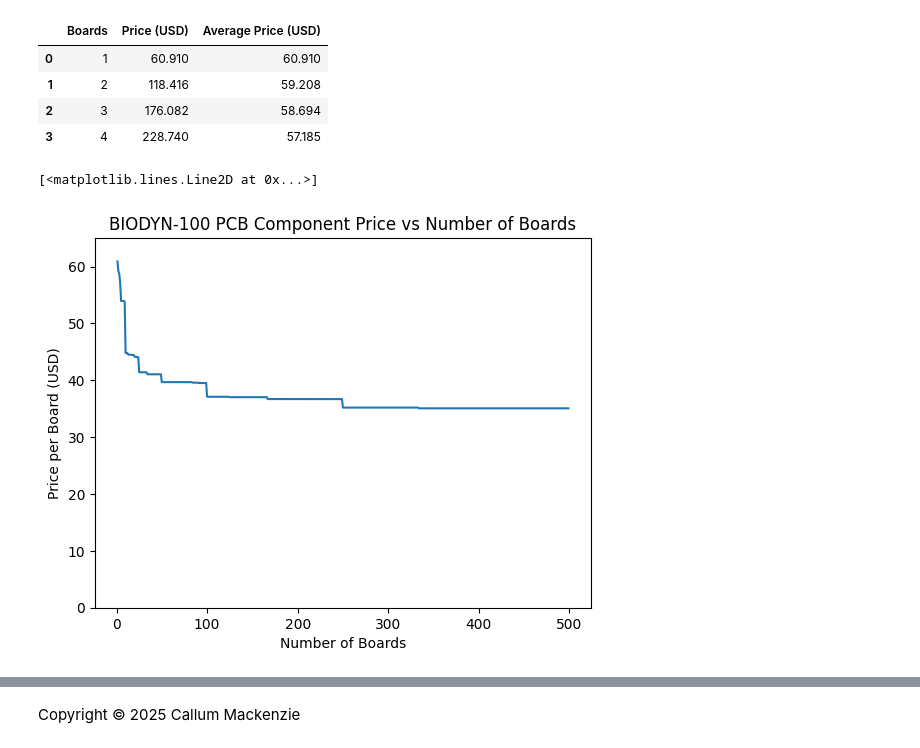
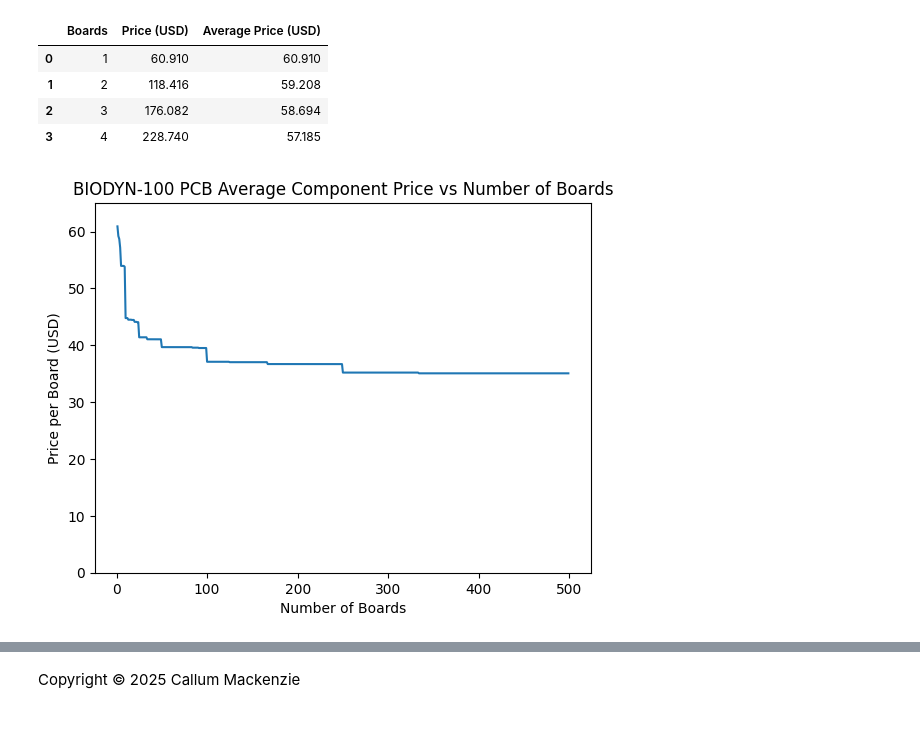
Before and after one commit to Fitintel/biodyn-100-hardware, a Jupyter notebook: analyze_bom.ipynb, the cells around one changed output, grey strips where cells are left out. Saved outputs shown, nothing was run; the diff lists cells and outputs as text; code cells hidden in the pictures.

```diff
--- a/analyze_bom.ipynb
+++ b/analyze_bom.ipynb
@@ -95,11 +95,11 @@ df_price_for_boards.head(4)
 # %%
 import matplotlib.pyplot as plt
 
 plt.xlabel('Number of Boards')
 plt.ylabel('Price per Board (USD)')
-plt.title('BIODYN-100 PCB Component Price vs Number of Boards')
+plt.title('BIODYN-100 PCB Average Component Price vs Number of Boards')
 plt.ylim(0, 65)
 plt.plot(df_price_for_boards['Boards'], df_price_for_boards['Average Price (USD)'])
+plt.show()
 # %% [output]
-[<matplotlib.lines.Line2D at 0x...>]
-[figure, old version]
+[figure, new version]
```
Also changed, not shown: parts of 1 cell of this notebook.
